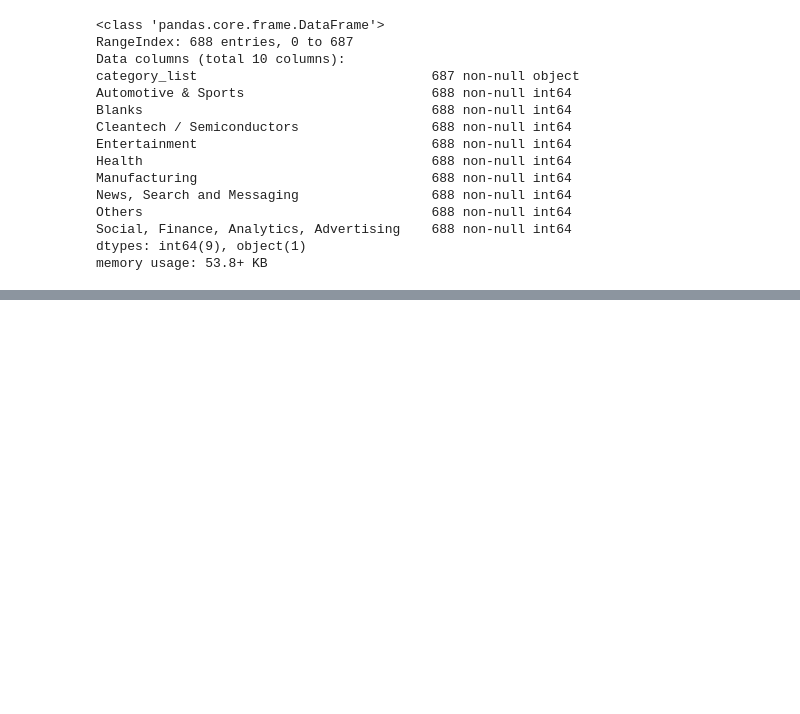
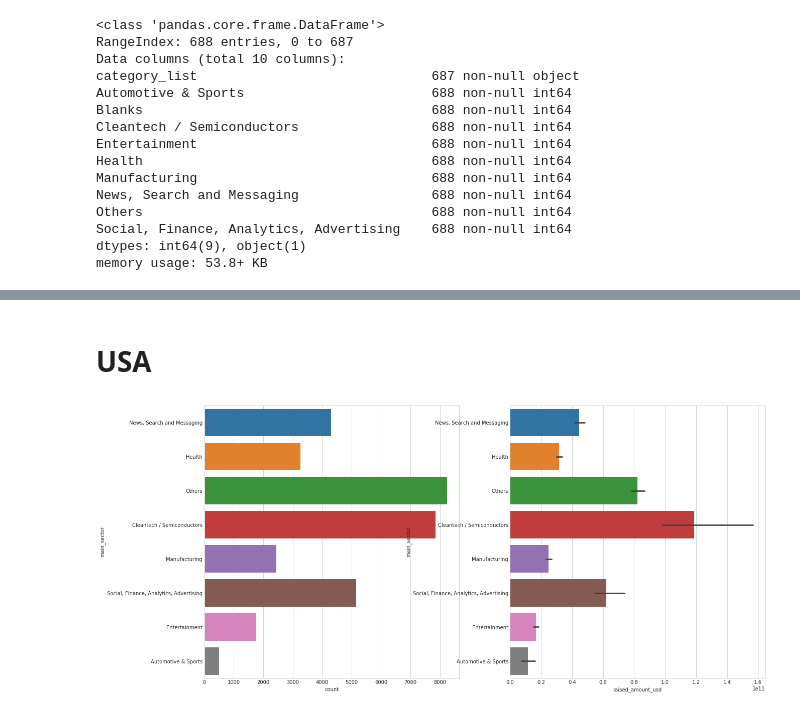
Before and after one commit to santhoshpkumar/Spark-Funds-Investment-CaseStudy, a Jupyter notebook: Investment_Analysis_Assignment.ipynb, the cells around one changed output, grey strips where cells are left out. Drawn from its saved outputs; the diff is of its cells as text; code cells hidden in the pictures; blank space fills up the shorter version.

```diff
--- a/Investment_Analysis_Assignment.ipynb
+++ b/Investment_Analysis_Assignment.ipynb
@@ -747,0 +801,3 @@ memory usage: 53.8+ KB
+# %%
+mapping = mapping.drop('value', axis=1)
+mapping.rename(columns={'variable':'main_sector','category_list':'primary_sector'}, inplace=True)
@@ -747,0 +808,3 @@ memory usage: 53.8+ KB
+# %%
+top3_english = pd.merge(top3_english, mapping, how='left', on='primary_sector', indicator=True)
+top3_english.head()
@@ -747,0 +823,5 @@ memory usage: 53.8+ KB
+# %%
+# removing NaN main_sector rows, since we did a left join, we can remove all rows that does not have 'both' indicator.
+top3_english = top3_english[top3_english['_merge'] == 'both']
+top3_english = top3_english.drop('_merge', axis=1)
+top3_english.head()
@@ -747,0 +856,7 @@ memory usage: 53.8+ KB
+# %%
+# lets drop all rows whoes investment is not between 5 and 15 million
+top3_english = top3_english.drop(top3_english[(top3_english.raised_amount_usd < 50000000) & (top3_english.raised_amount_usd > 150000000)].index)
+
+d1 = top3_english[top3_english['country_code'] == 'USA']
+d2 = top3_english[top3_english['country_code'] == 'GBR']
+d3 = top3_english[top3_english['country_code'] == 'IND']
@@ -747,0 +954,11 @@ memory usage: 53.8+ KB
+# %% [markdown]
+# USA
+# %%
+plt.figure(figsize=(20, 10))
+plt.subplot(1, 2, 1)
+sns.countplot(y="main_sector", data=d1)
+plt.subplot(1, 2, 2)
+sns.barplot(y="main_sector", x="raised_amount_usd", data=d1, estimator=sum)
+plt.show()
+# %% [output]
+[figure, added]
```
Also changed, not shown: parts of 32 cells of this notebook, 1 other file.
